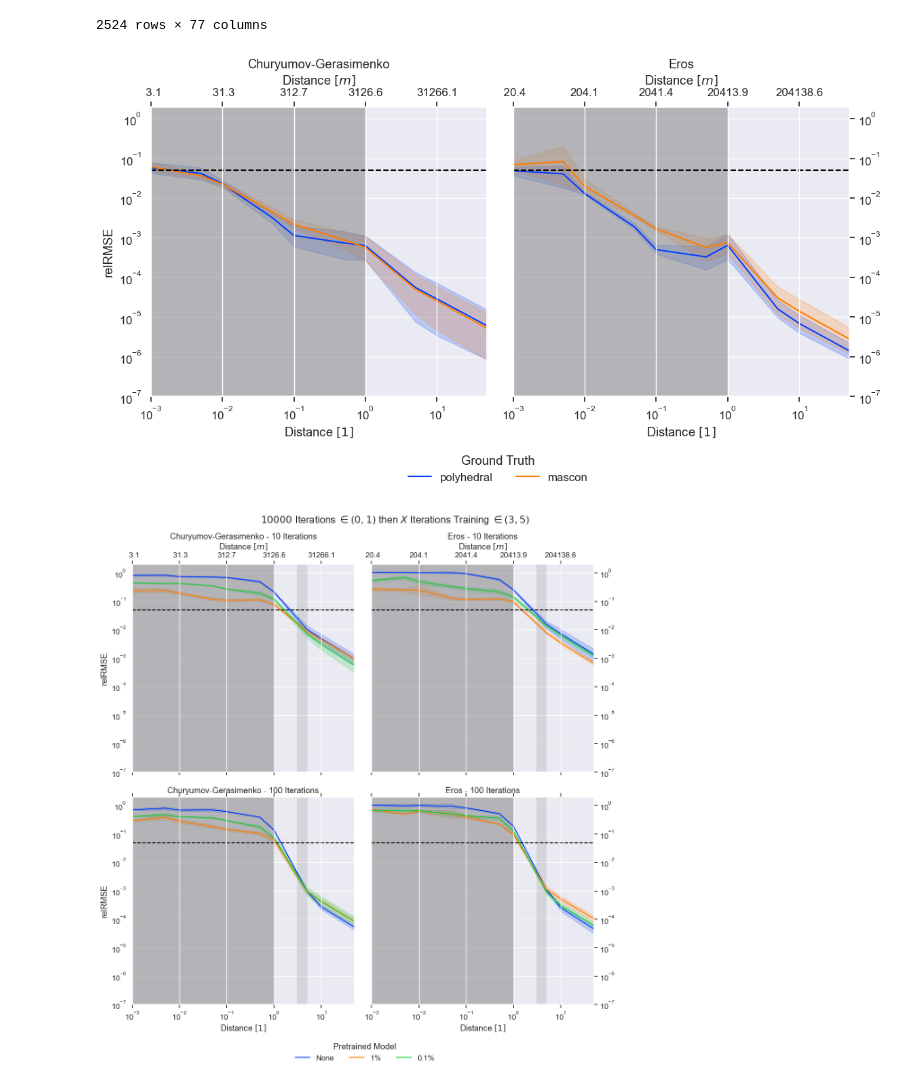
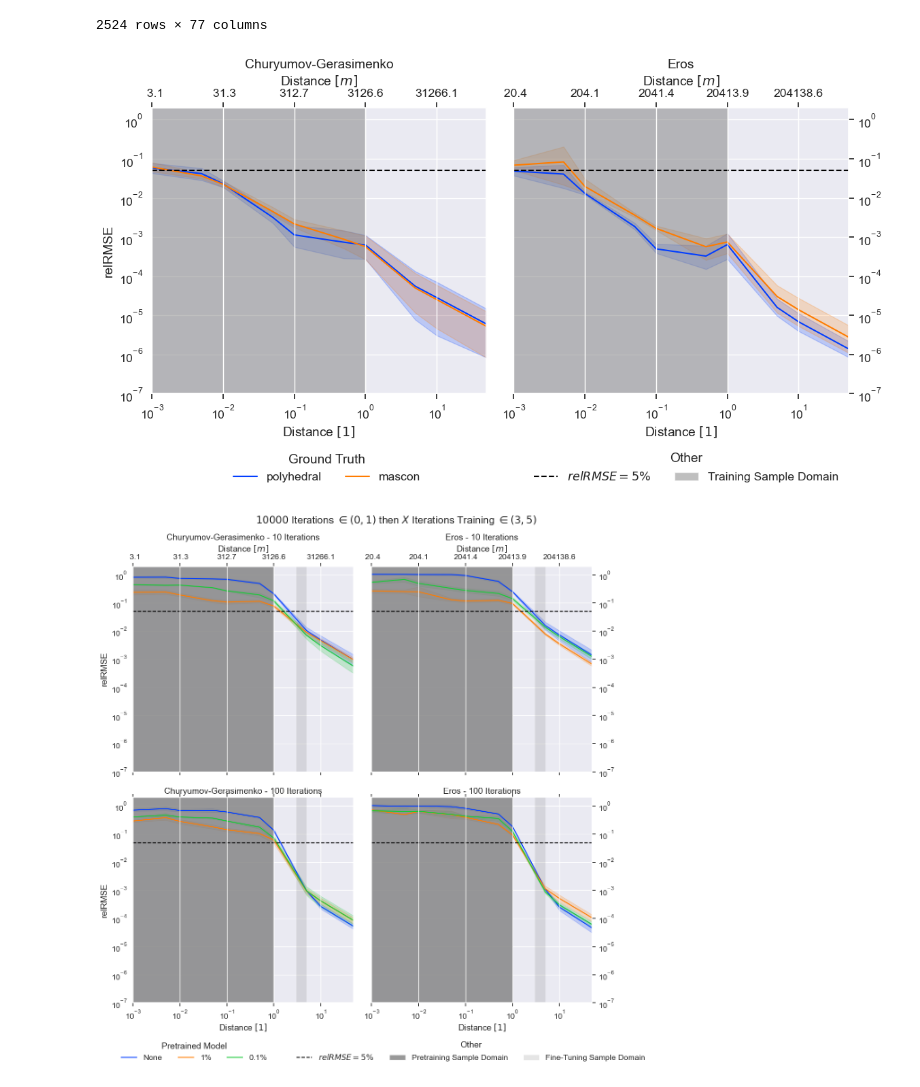
Before and after one commit to gomezzz/geodesyNets, a Jupyter notebook: P3 - Plotting Both.ipynb, the cells around one changed output. Saved outputs shown, nothing was run; the diff lists cells and outputs as text; code cells hidden in the pictures.

Commit message:
optimizing legend

```diff
--- a/P3 - Plotting Both.ipynb
+++ b/P3 - Plotting Both.ipynb
@@ -79,7 +79,7 @@ sample_distance_replacement = {
     "[1. 3.]": "$(1, 3)$",
     "[3. 5.]": "$(3, 5)$",
 }
-sns.set(font_scale=1.1)
+sns.set(font_scale=1.15)
 df
 # %% [output]
 |  | sample | pretrained_model | output_folder | run_id | plotting_points | seed | ground_truth | resolution | ... |
@@ -138,21 +138,26 @@ g = sns.relplot(
 g.set(
     xlim=(0.001, 50.0), xscale='log', yscale='log', ylim=(1e-7, 2.0)
 )
-sns.move_legend(g, "lower center", frameon=False, bbox_to_anchor=(.45, -0.1), ncol=2)
+sns.move_legend(g, "lower right", frameon=False, bbox_to_anchor=(0.375, -0.1), ncol=2)
 
 g.set_titles("{col_name}")
 
-# g.fig.suptitle("relRMSE of models trained with mascon and polyhedral ground truth")
 
 
-
-g.map(plt.axhline, y=0.05, ls='--', c='black', label="5%")
+g.map(plt.axhline, y=0.05, ls='--', c='black', label="$relRMSE = 5\%$")
 
 for ax in g.axes[0,:]:
-    ax.axvspan(0, 1.0, facecolor='gray', alpha=0.5)
+    ax.axvspan(0, 1.0, facecolor='gray', alpha=0.5, label="Training Sample Domain")
 
 for ax in g.axes[:,1]:
     ax.tick_params(right=True, labelright=True, labelrotation=0)
+
+# Add a legend containing information about the axvspan regions
+handles, labels = g.axes[0,0].get_legend_handles_labels()
+handles = handles[2:]
+labels = labels[2:]
+g.fig.legend(handles, labels, loc='lower left', frameon=False, bbox_to_anchor=(0.475, -0.1), ncol=2, title="Other")
+
 
 
 ax2 = g.axes[0,0].twiny()
@@ -185,7 +190,7 @@ g.tight_layout()
 save_path = os.path.join(output_directory, f"{sample}_{error_of_interest}_mascon_polyhedral.png")
 g.savefig(save_path, dpi=300)
 # %% [output]
-[figure, old version]
+[figure, new version]
 # %%
 df = df_copy.copy()
 ALTITUDES = ast.literal_eval(df.at[0, "validation_sampling_altitudes"])
@@ -220,22 +225,29 @@ g.set(
     xlim=(0.001, 50.0), xscale='log', yscale='log', ylim=(1e-7, 2.0)
 )
 
-sns.move_legend(g, "lower center", frameon=False, bbox_to_anchor=(.45, -0.05), ncol=3)
+sns.move_legend(g, "lower right", frameon=False, bbox_to_anchor=(.3, -0.05), ncol=3)
 
 g.set_titles("{col_name} - {row_name} Iterations")
 g.fig.suptitle("$10 000$ Iterations $\in (0,1)$ then $X$ Iterations Training $\in (3,5)$")
 
-g.map(plt.axhline, y=0.05, ls='--', c='black', label="5%")
+g.map(plt.axhline, y=0.05, ls='--', c='black', label="$relRMSE = 5\%$")
 
 for ax in g.axes[0,:]:
-    ax.axvspan(0, 1.0, facecolor='gray', alpha=0.5)
-    ax.axvspan(3.0, 5.0, facecolor='gray', alpha=0.2)
+    ax.axvspan(0, 1.0, facecolor='gray', alpha=0.8, label="Pretraining Sample Domain")
+    ax.axvspan(3.0, 5.0, facecolor='gray', alpha=0.2, label="Fine-Tuning Sample Domain")
 for ax in g.axes[1,:]:
-    ax.axvspan(0, 1.0, facecolor='gray', alpha=0.5)
-    ax.axvspan(3.0, 5.0, facecolor='gray', alpha=0.2)
+    ax.axvspan(0, 1.0, facecolor='gray', alpha=0.8, label="Pretraining Sample Domain")
+    ax.axvspan(3.0, 5.0, facecolor='gray', alpha=0.2, label="Fine-Tuning Sample Domain")
 
 for ax in g.axes[:,1]:
     ax.tick_params(right=True, labelright=True, labelrotation=0)
+
+
+# Add a legend containing information about the axvspan regions
+handles, labels = g.axes[0,0].get_legend_handles_labels()
+handles = handles[3:]
+labels = labels[3:]
+g.fig.legend(handles, labels, loc='lower left', frameon=False, bbox_to_anchor=(0.325, -0.05), ncol=3, title="Other")
 
 
 ax2 = g.axes[0,0].twiny()
@@ -253,34 +265,34 @@ g.axes[1,0].set_xlabel("Distance $[1]$")
 ax2 = g.axes[1,0].twiny()
 ax2.set_xlim((0.001, 50.0))
 ax2.set_xscale('log')
 ax2.set_xticks(ALTITUDES_np)
 ax2.set_xticklabels([])
 ax2.minorticks_off()
 
 ax2 = g.axes[0,1].twiny()
 ax2.set_xlim((0.001, 50.0))
 ax2.set_xscale('log')
 ax2.set_xticks(ALTITUDES_np)
 ax2.set_xticklabels(ALTITUDES_metric_er)
 ax2.tick_params(top=True, labeltop=True, labelrotation=0)
 ax2.xaxis.set_label_position('top')
 ax2.set_xlabel("Distance $[m]$")
 ax2.minorticks_off()
 g.axes[0,1].minorticks_off()
 g.axes[1,1].set_xlabel("Distance $[1]$")
 
 ax2 = g.axes[1,1].twiny()
 ax2.set_xlim((0.001, 50.0))
 ax2.set_xscale('log')
 ax2.set_xticks(ALTITUDES_np)
 ax2.set_xticklabels([])
 ax2.minorticks_off()
 
 g.tight_layout()
 save_path = os.path.join(output_directory, f"{sample}_{error_of_interest}_pretrain_iterations.png")
 g.savefig(save_path, dpi=300)
 # %% [output]
-[figure, old version]
+[figure, new version]
 # %%
 df = df_copy.copy()
 ALTITUDES = ast.literal_eval(df.at[0, "validation_sampling_altitudes"])
```
Also changed, not shown: parts of 2 cells of this notebook.
